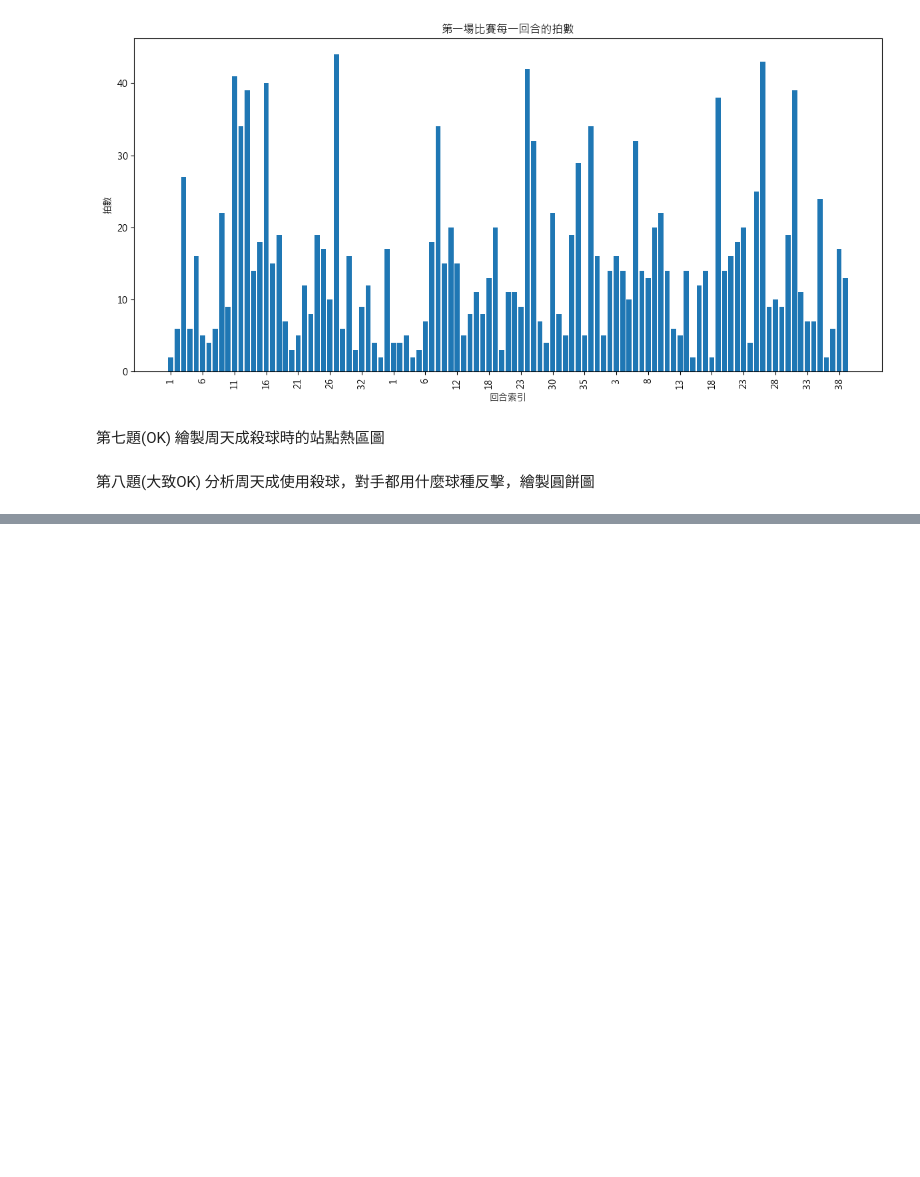
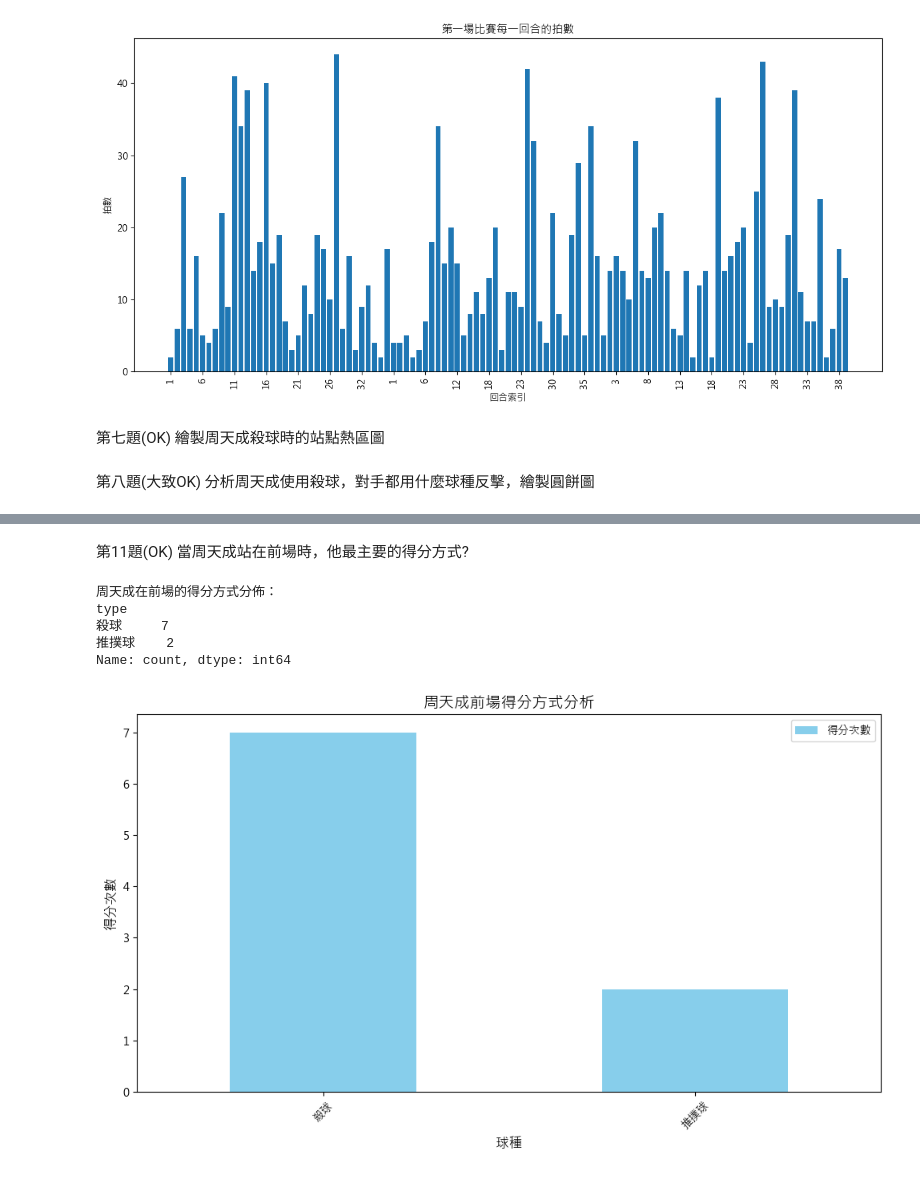
Before and after one commit to DanielTeng0811/BadmintonAI, a Jupyter notebook: question_ans_final.ipynb, the cells around one changed output, grey strips where cells are left out. Drawn from its saved outputs; the diff is of its cells as text; code cells hidden in the pictures; blank space fills up the shorter version.

```diff
--- a/question_ans_final.ipynb
+++ b/question_ans_final.ipynb
@@ -455,0 +560,52 @@ if len(df) > 0:
+# %% [markdown]
+第11題(OK)
+當周天成站在前場時，他最主要的得分方式?
+# %%
+import pandas as pd
+import platform
+import matplotlib.pyplot as plt
+
+# 字體設定
+s = platform.system()
+plt.rcParams['font.sans-serif'] = ['Arial Unicode MS', 'PingFang TC'] if s == 'Darwin' else ['Microsoft JhengHei', 'SimHei'] if s == 'Windows' else ['WenQuanYi Zen Hei']
+plt.rcParams['axes.unicode_minus'] = False
+
+# 確保數據集非空
+if len(df) > 0:
+    # 定義前場位置區域
+    front_court_zones = [17, 18, 19, 20, 21, 22, 23, 24]
+
+    # 篩選周天成在前場擊球且得分的數據
+    chou_front_win_df = df[(df['player'] == 'CHOU Tien Chen') &
+                           (df['player_location_area'].isin(front_court_zones)) &
+                           (df['getpoint_player'] == 'CHOU Tien Chen')]
+
+    # 確認篩選條件有效性
+    if len(chou_front_win_df) > 0:
+        # 統計各球種的得分次數
+        shot_type_points = chou_front_win_df['type'].value_counts()
+
+        # 打印每種球技得分數據
+        print("周天成在前場的得分方式分佈：")
+        print(shot_type_points)
+
+        # 視覺化得分數據
+        fig, ax = plt.subplots(figsize=(10, 6))
+        shot_type_points.plot(kind='bar', ax=ax, color='skyblue')
+        ax.set_title("周天成前場得分方式分析", fontsize=14)
+        ax.set_xlabel("球種", fontsize=12)
+        ax.set_ylabel("得分次數", fontsize=12)
+        plt.xticks(rotation=45)
+        plt.tight_layout()
+        plt.legend(["得分次數"])
+    else:
+        print("無數據顯示周天成在前場位置時的得分情況。")
+else:
+    print("數據集中沒有可用的記錄。")
+# %% [output]
+周天成在前場的得分方式分佈：
+type
+殺球     7
+推撲球    2
+Name: count, dtype: int64
+[figure, added]
```
Also changed, not shown: parts of 13 cells of this notebook, 4 other files.
